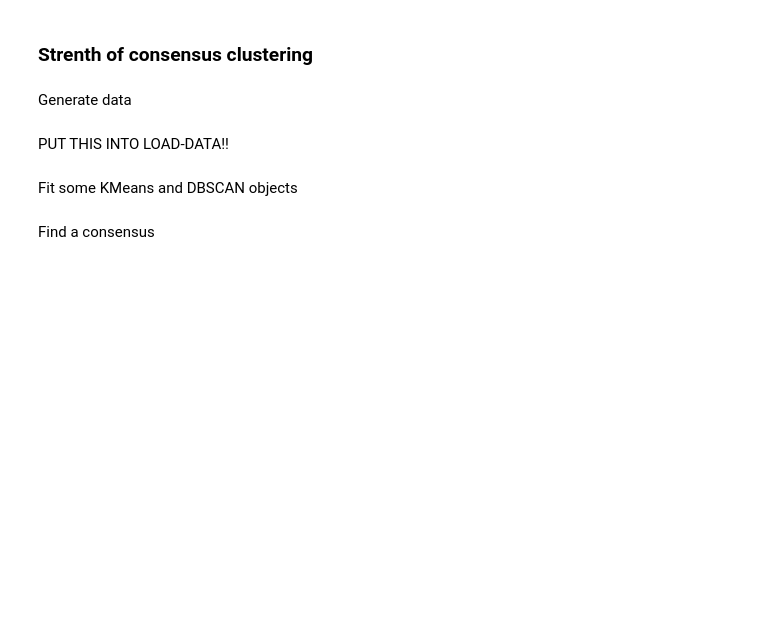
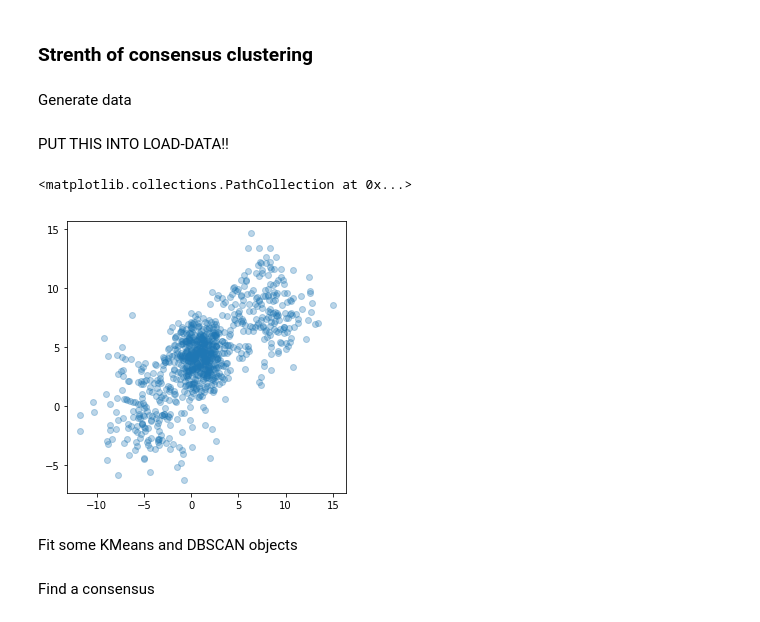
Before and after one commit to clustertoolsgroup/clustertools_project, a Jupyter notebook: even_more_examples.ipynb, the cells around one changed output. Cells and saved outputs as stored; diff of their text form; code cells hidden in the pictures; blank space fills up the shorter version.

```diff
--- a/even_more_examples.ipynb
+++ b/even_more_examples.ipynb
@@ -179,3 +178,11 @@ data = load_uneven_blobs()
+# %%
+blobs = load_uneven_blobs()
+# %%
+plt.figure(figsize=(5, 5))
+plt.scatter(blobs[:,0], blobs[:,1],alpha=.3)
+# %% [output]
+<matplotlib.collections.PathCollection at 0x...>
+[figure, added]
 # %% [markdown]
 Fit some KMeans and DBSCAN objects
 # %%
```
Also changed, not shown: parts of 4 cells of this notebook, 2 other files.
